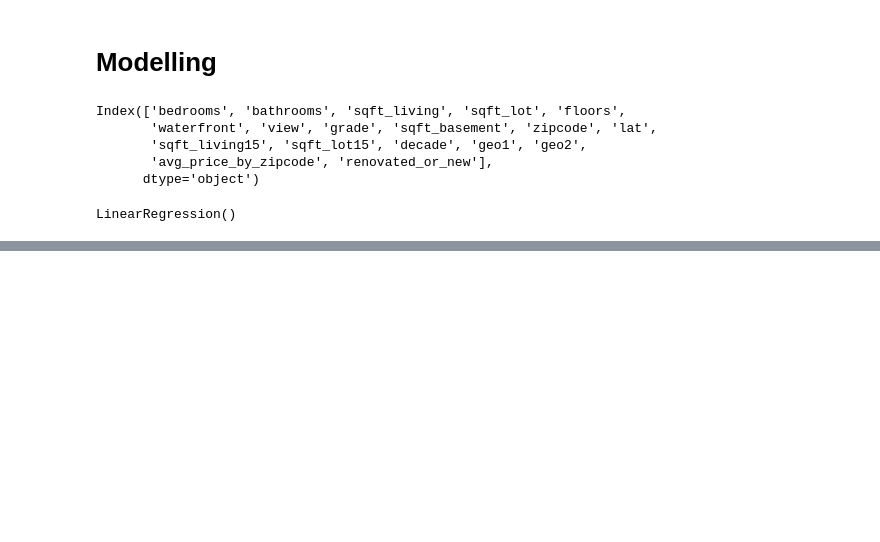
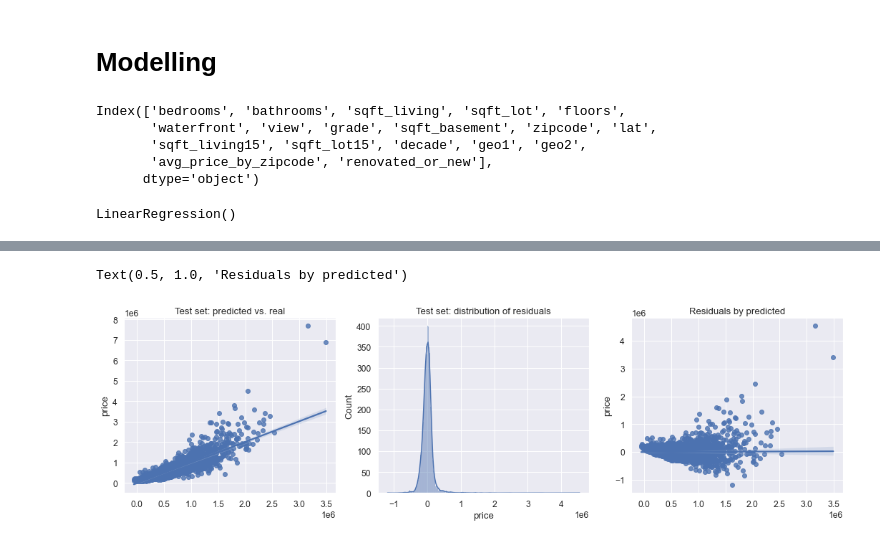
Before and after one commit to florent-zahoui/MidTermProject_IH_DA_02_22, a Jupyter notebook: MidTerm Project/Modelling.ipynb, the cells around one changed output, grey strips where cells are left out. Cells and saved outputs as stored; diff of their text form; code cells hidden in the pictures; blank space fills up the shorter version.

```diff
--- a/MidTerm Project/Modelling.ipynb
+++ b/MidTerm Project/Modelling.ipynb
@@ -386,0 +409,9 @@ features_importance.head(17)
+# %%
+fig, ax = plt.subplots(1,3, figsize = (18,4.5))
+
+sns.regplot(y_pred, y_test, 'o', ax=ax[0]).set_title("Test set: predicted vs. real")
+sns.histplot(y_test - y_pred, kde=True, ax=ax[1]).set_title("Test set: distribution of residuals")
+sns.regplot(y_pred,y_test - y_pred,"o", ax=ax[2]).set_title("Residuals by predicted")
+# %% [output]
+Text(0.5, 1.0, 'Residuals by predicted')
+[figure, added]
```
Also changed, not shown: parts of 23 cells of this notebook.
